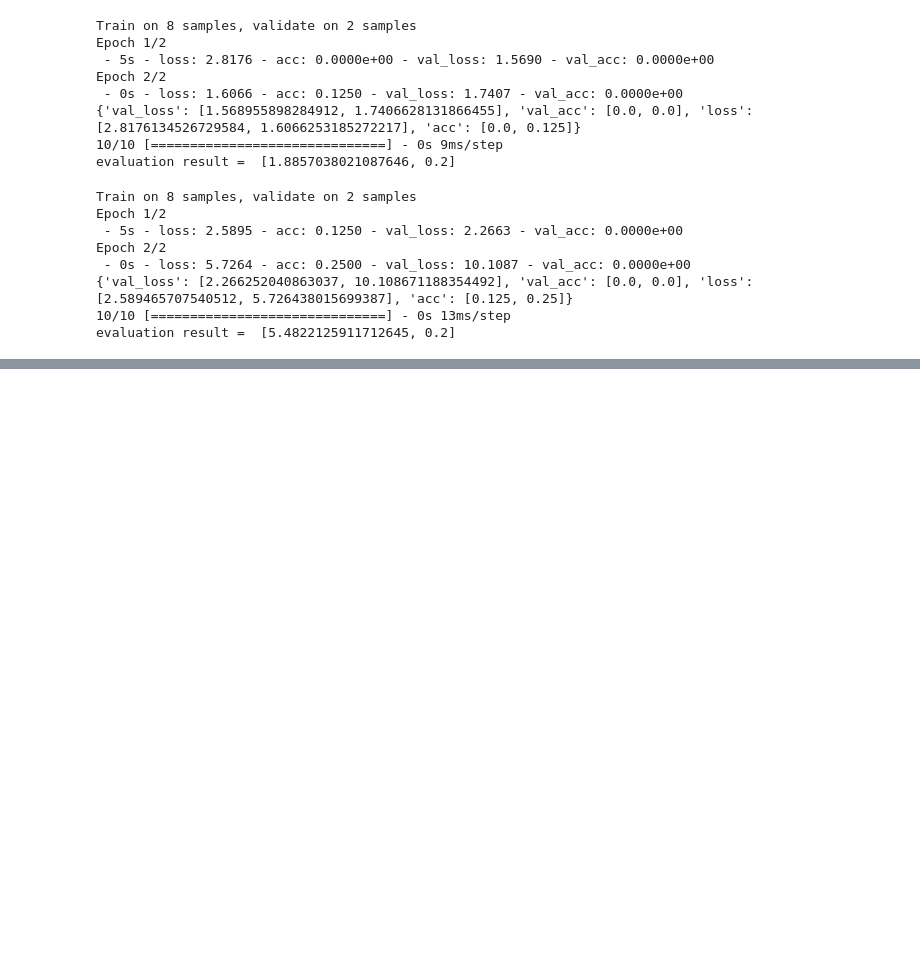
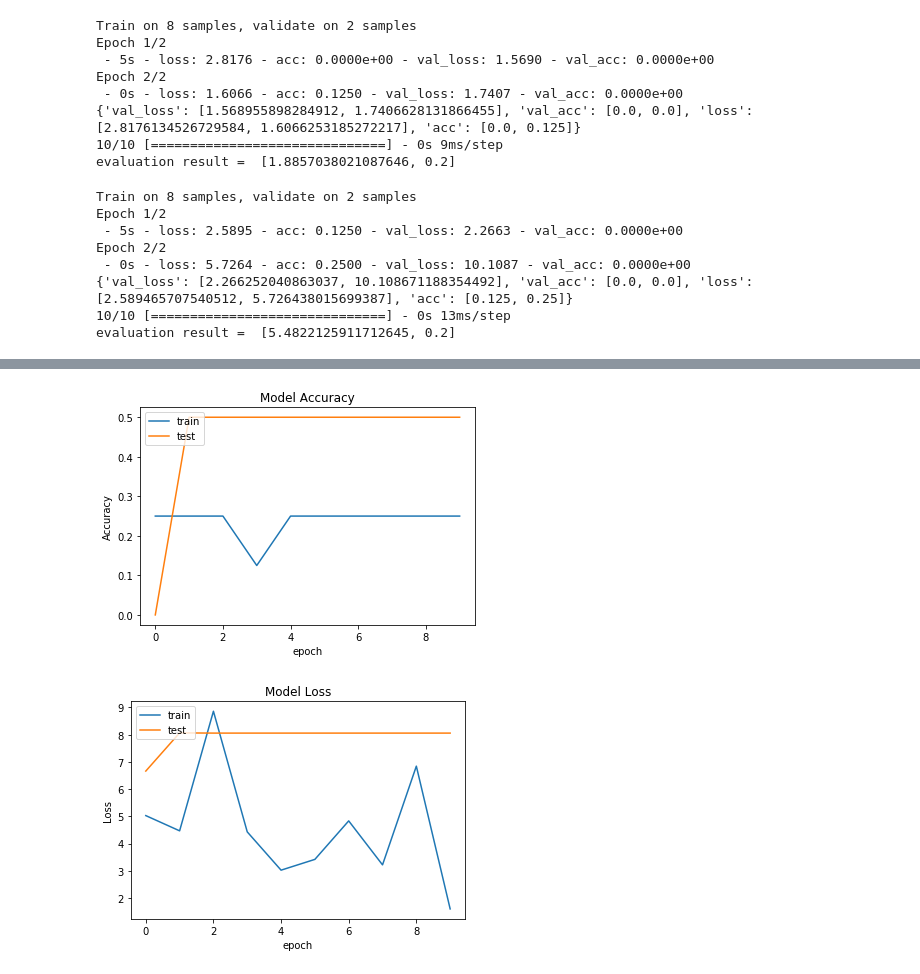
Before and after one commit to sumanth-bmsce/Diabetic-Retinopathy-Image-Classification, a Jupyter notebook: CheckOuts.ipynb, the cells around one changed output, grey strips where cells are left out. Cells and saved outputs as stored; diff of their text form; code cells hidden in the pictures; blank space fills up the shorter version.

```diff
--- a/CheckOuts.ipynb
+++ b/CheckOuts.ipynb
@@ -516,0 +689,77 @@ evaluation result =  [5.4822125911712645, 0.2]
+# %%
+#prediction of new images from trained model
+
+#import keras,numpy,os, matplotlib libraries
+import numpy as np
+import keras
+import os
+from matplotlib import pyplot as plt
+from keras.preprocessing.image import ImageDataGenerator
+from keras.models import Model
+from keras.models import Sequential, load_model
+from keras.layers import Dense, Dropout, Flatten
+from keras.layers import Conv2D, MaxPooling2D
+from keras.optimizers import SGD
+from keras.applications.vgg16 import VGG16
+
+#reloading CNN outputs compressed image data  from file
+features_input = np.load("imagedata.npy")
+
+#Converting labels to categorial one hot encoding
+labels = keras.utils.to_categorical(np.random.randint(5, size=(10, 1)), num_classes=5)
+
+#Adding classifier neural network (Dense + Softmax)
+new_model = Sequential()
+#add a fc1 layer with 8 output neurons and a dropout layer1
+new_model.add(Dense(units = 8, activation = 'relu', kernel_initializer='uniform'))
+new_model.add(Dropout(rate = 0.5, noise_shape=None, seed=None))
+#add a fc2 layer with 8 output neurons and a dropout layer2
+new_model.add(Dense(units = 8, activation = 'relu', kernel_initializer='uniform'))
+new_model.add(Dropout(rate = 0.5, noise_shape=None, seed=None))
+#adding a softmax layer with 5 classes
+new_model.add(Dense(units = 5))
+new_model.add(keras.layers.Activation('softmax'))
+#configures the model for training
+sgd = SGD(lr=0.001, decay=0.0, momentum=0.9,nesterov=True)
+new_model.compile(loss = 'categorical_crossentropy', optimizer = sgd, metrics=['accuracy'] )
+
+#train the model for given number of epochs
+training_history = {}
+try:
+    training_history = new_model.fit(x = features_input, y = labels, batch_size = 2, epochs = 10, verbose = 2, validation_split = 0.2)
+except Exception as error:
+    print(error)
+finally:
+    print(training_history.history)  #validation accuracy and loss, training accuracy and loss
+    new_model.save('my_model.h5')  # creates a HDF5 file 'my_model.h5'
+    new_model.save_weights('my_model_weights.h5') #creates a HDF5 'my_model_weights.h5' weight file
+#End of training and va;idation
+
+#plotting accuracy of training and validation
+plt.plot(training_history.history['acc'])
+plt.plot(training_history.history['val_acc'])
+plt.title('Model Accuracy')
+plt.ylabel('Accuracy')
+plt.xlabel('epoch')
+plt.legend(['train', 'test'], loc='upper left')
+plt.show()
+
+#plotting loss of training and validation
+plt.plot(training_history.history['loss'])
+plt.plot(training_history.history['val_loss'])
+plt.title('Model Loss')
+plt.ylabel('Loss')
+plt.xlabel('epoch')
+plt.legend(['train', 'test'], loc='upper left')
+plt.show()
+
+#Testing
+#return accuracy for the test data with trained weights
+try:
+    loss , accuracy = new_model.evaluate(x = features_input, y = labels, batch_size= 2, verbose=1)
+except Exception as error:
+    print(error)
+finally:
+    print("loss=",loss)
+    print("acc=",accuracy)
+# %% [output]
@@ -516,0 +783,2 @@ evaluation result =  [5.4822125911712645, 0.2]
+[figure, added]
+[figure, added]
```
Also changed, not shown: parts of 6 cells of this notebook.
